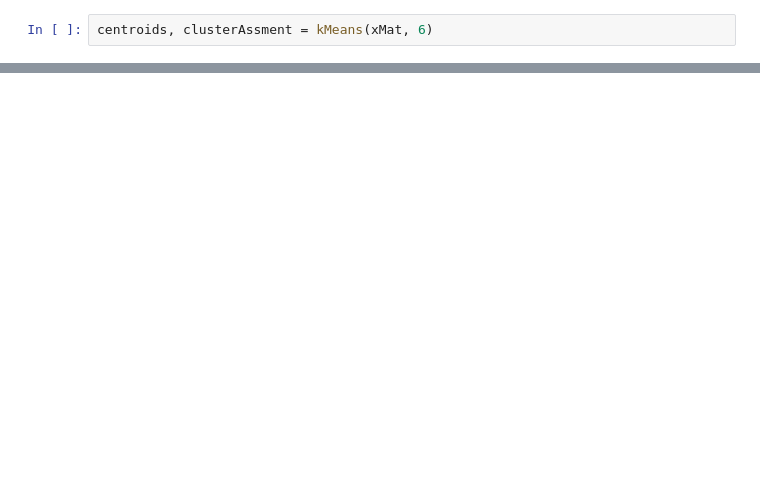
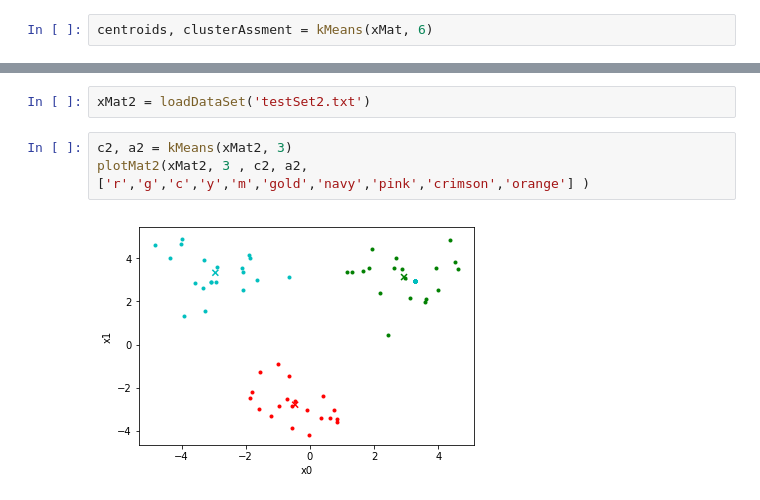
Before and after one commit to codefan/python-study, a Jupyter notebook: MLIA-note/ch10/kMeans.ipynb, the cells around one changed output, grey strips where cells are left out. Drawn from its saved outputs; the diff is of its cells as text; blank space fills up the shorter version.

```diff
--- a/MLIA-note/ch10/kMeans.ipynb
+++ b/MLIA-note/ch10/kMeans.ipynb
@@ -151,0 +153,7 @@ plotMat2(xMat, 6 , centroids, clusterAssment, ['r','g','c','y','m','gold','navy'
+# %%
+xMat2 = loadDataSet('testSet2.txt')
+# %%
+c2, a2 = kMeans(xMat2, 3)
+plotMat2(xMat2, 3 , c2, a2, ['r','g','c','y','m','gold','navy','pink','crimson','orange'] )
+# %% [output]
+[figure, added]
```
Also changed, not shown: parts of 9 cells of this notebook.
